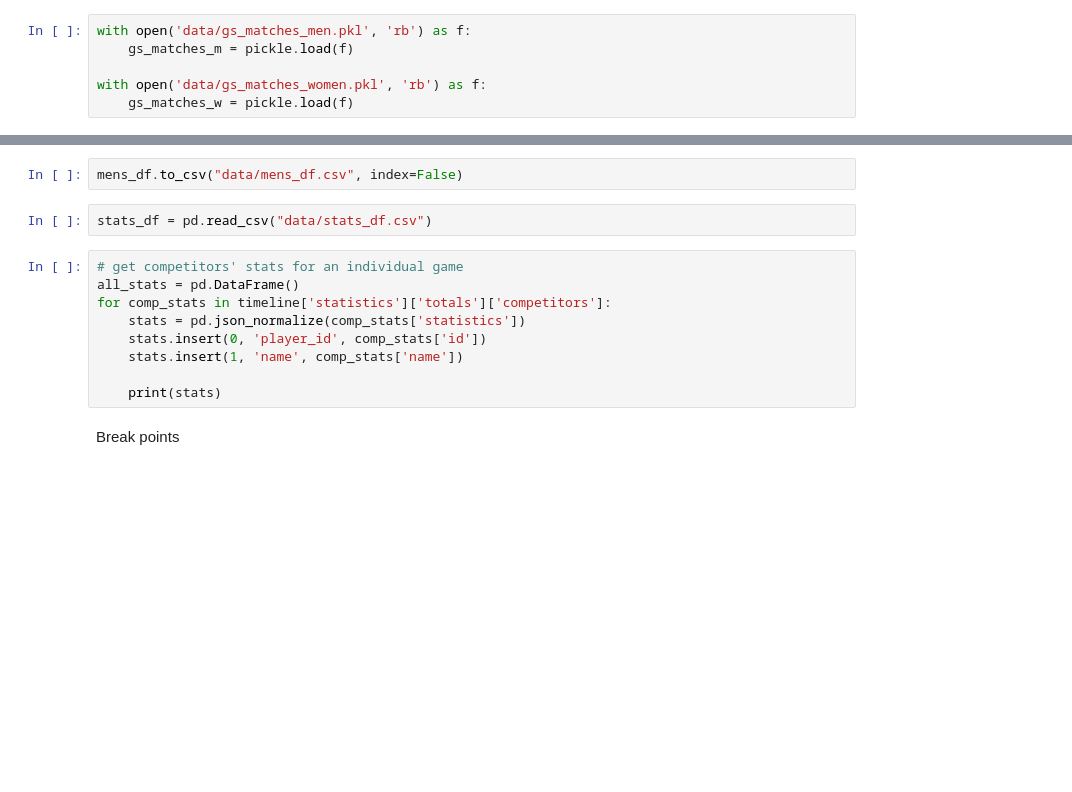
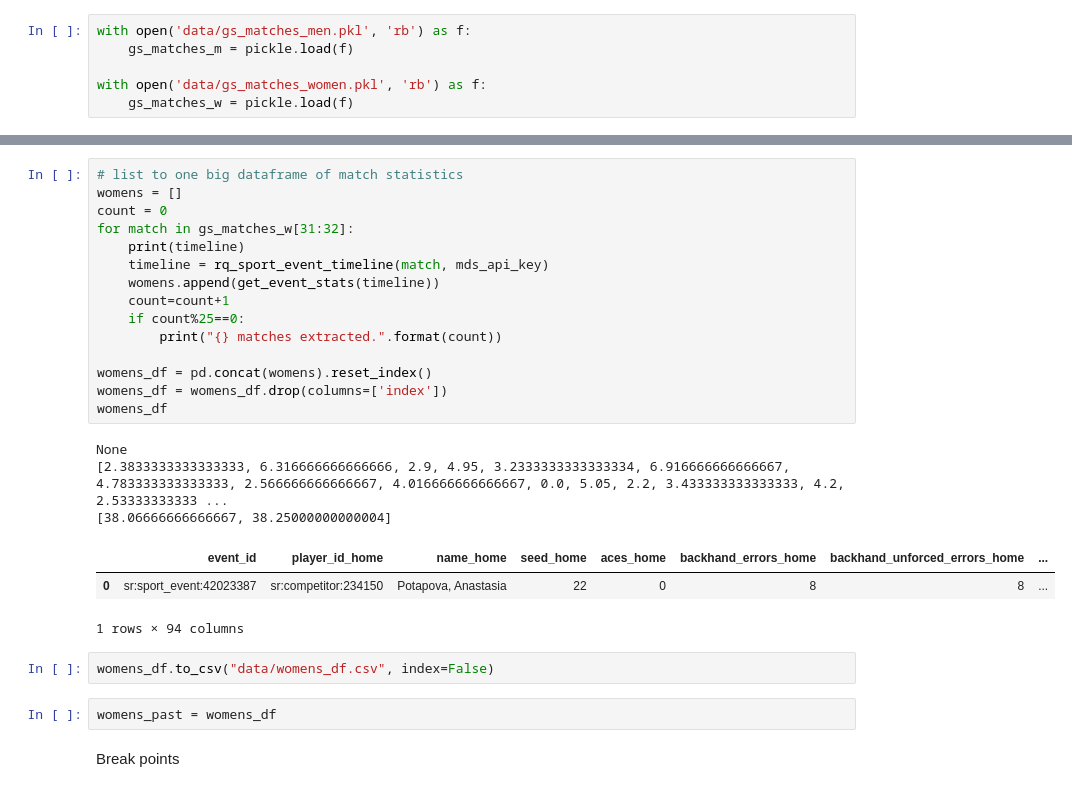
Before and after one commit to scharfsteina/mds-final, a Jupyter notebook: get_data.ipynb, the cells around one changed output, grey strips where cells are left out. Cells and saved outputs as stored; diff of their text form; blank space fills up the shorter version.

```diff
--- a/get_data.ipynb
+++ b/get_data.ipynb
@@ -277,16 +279,29 @@ mens_df
+# %%
+# list to one big dataframe of match statistics
+womens = []
+count = 0
+for match in gs_matches_w[31:32]:
+    print(timeline)
+    timeline = rq_sport_event_timeline(match, mds_api_key)
+    womens.append(get_event_stats(timeline))
+    count=count+1
+    if count%25==0:
+        print("{} matches extracted.".format(count))
+
+womens_df = pd.concat(womens).reset_index()
+womens_df = womens_df.drop(columns=['index'])
+womens_df
+# %% [output]
+None
+[2.3833333333333333, 6.316666666666666, 2.9, 4.95, 3.2333333333333334, 6.916666666666667, 4.783333333333333, 2.566666666666667, 4.016666666666667, 0.0, 5.05, 2.2, 3.433333333333333, 4.2, 2.53333333333 ...
+[38.06666666666667, 38.25000000000004]
+|  | event_id | player_id_home | name_home | seed_home | aces_home | backhand_errors_home | backhand_unforced_errors_home | ... |
+| 0 | sr:sport_event:42023387 | sr:competitor:234150 | Potapova, Anastasia | 22 | 0 | 8 | 8 | ... |
+1 rows × 94 columns
 # %%
-mens_df.to_csv("data/mens_df.csv", index=False)
+womens_df.to_csv("data/womens_df.csv", index=False)
-# %%
-stats_df = pd.read_csv("data/stats_df.csv")
-# %%
-# get competitors' stats for an individual game
-all_stats = pd.DataFrame()
-for comp_stats in timeline['statistics']['totals']['competitors']:
-    stats = pd.json_normalize(comp_stats['statistics'])
-    stats.insert(0, 'player_id', comp_stats['id'])
-    stats.insert(1, 'name', comp_stats['name'])
-
-    print(stats)
+# %%
+womens_past = womens_df
 # %% [markdown]
 Break points
 # %%
```
Also changed, not shown: parts of 10 cells of this notebook, 3 other files.
